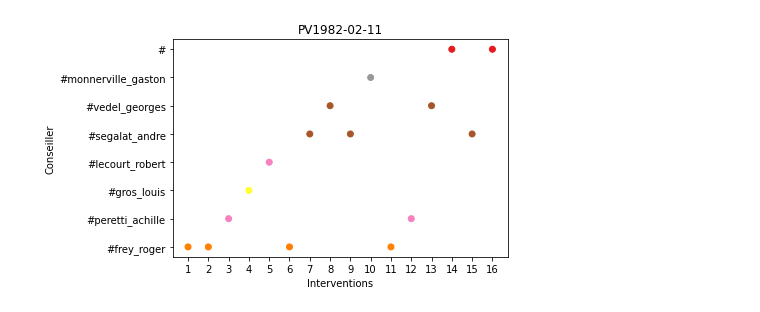
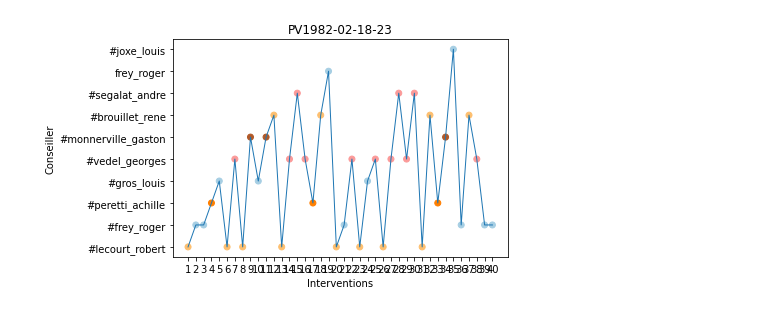
Before and after one commit to MR8u/jusTAL, a Jupyter notebook: viz.ipynb, the cells around one changed output. Cells and saved outputs as stored; diff of their text form; code cells hidden in the pictures.

```diff
--- a/viz.ipynb
+++ b/viz.ipynb
@@ -16,3 +8,20 @@ from bs4 import BeautifulSoup
+# %%
+def faire_graph(soupe:BeautifulSoup):
+    df=pd.DataFrame([element for sousliste in [tag['who'].split(' ') for tag in soupe.find_all() if tag.has_attr('who')] for element in sousliste][6:], columns = ['pers'])
+
+    plt.scatter(range(1,len(df)+1), df.pers, marker = "o", c=df.pers.apply(lambda x: sum([ord(l) for l in x])).to_list(), cmap='Paired')
+    plt.plot(range(1,len(df)+1), df.pers, linewidth=1)
+    plt.xticks(range(1,len(df)+1),range(1,len(df)+1))
+    plt.title(soupe.find('title', attrs={"type": "sub"}).contents[0].strip())
+    plt.xlabel('Interventions')
+    plt.ylabel('Conseiller')
+    plt.show()
 # %%
-with open('filled/PV1982-02-11.xml', encoding='utf-8') as f:
+with open('filled/PV1982-02-18-23.xml', encoding='utf-8') as f:
     texte = f.read()
+
+soup = BeautifulSoup(texte)
+
+faire_graph(soup)
+# %% [output]
+[figure, added]
@@ -31,4 +27,0 @@ def faire_graph(soupe:BeautifulSoup):
-# %%
-faire_graph(soup)
-# %% [output]
-[figure, removed]
```
Also changed, not shown: parts of 3 cells of this notebook.
